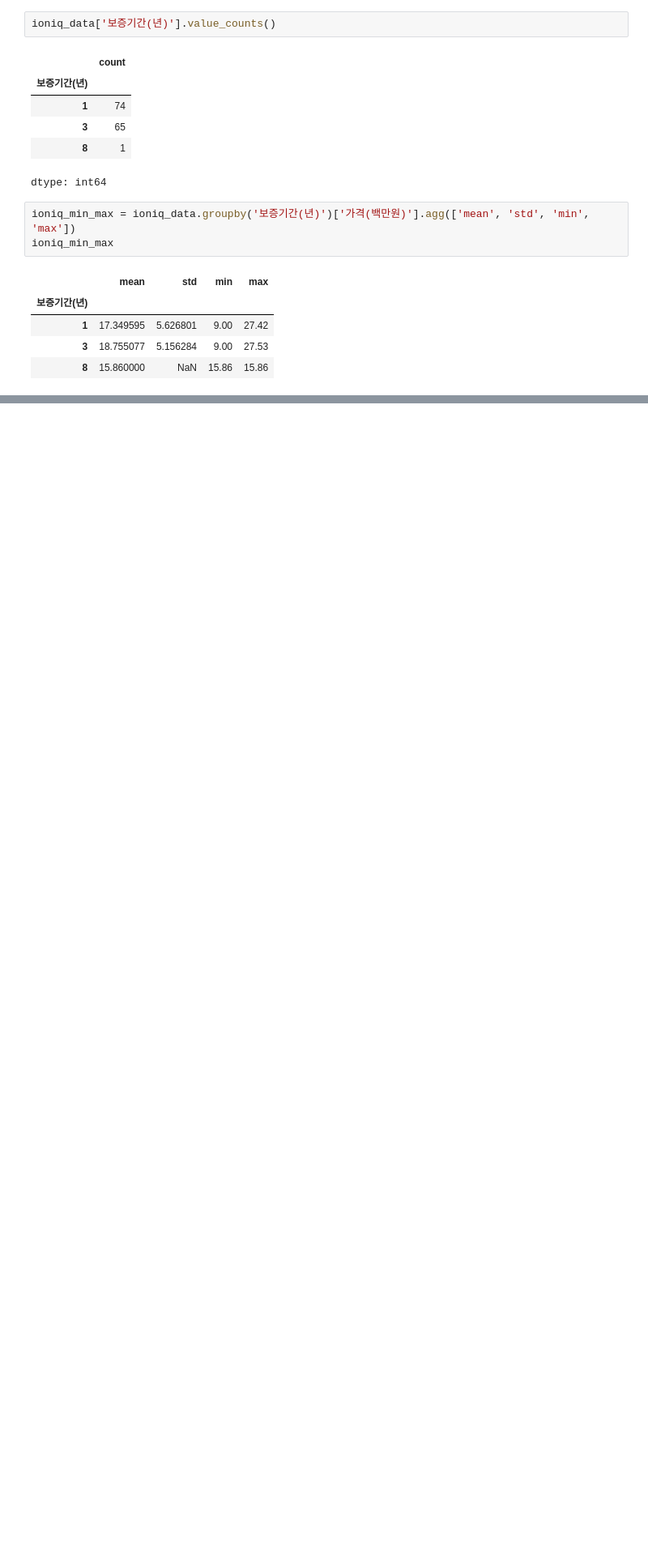
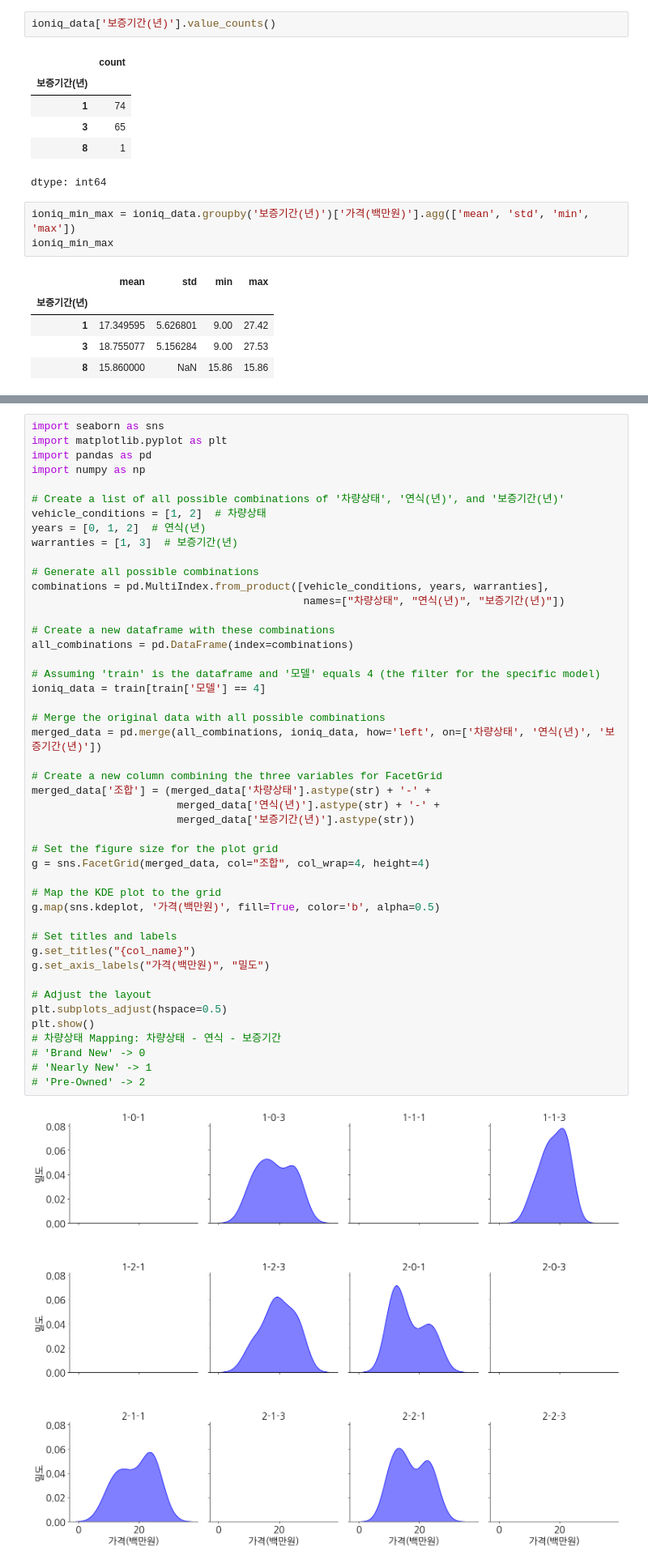
Before and after one commit to Pathway2008/CarPrice, a Jupyter notebook: 4,14,15.ipynb, the cells around one changed output, grey strips where cells are left out. Shown at 81% size. Cells and saved outputs as stored; diff of their text form; blank space fills up the shorter version.

```diff
--- a/4,14,15.ipynb
+++ b/4,14,15.ipynb
@@ -504,0 +566,48 @@ ioniq_min_max
+# %%
+import seaborn as sns
+import matplotlib.pyplot as plt
+import pandas as pd
+import numpy as np
+
+# Create a list of all possible combinations of '차량상태', '연식(년)', and '보증기간(년)'
+vehicle_conditions = [1, 2]  # 차량상태
+years = [0, 1, 2]  # 연식(년)
+warranties = [1, 3]  # 보증기간(년)
+
+# Generate all possible combinations
+combinations = pd.MultiIndex.from_product([vehicle_conditions, years, warranties],
+                                           names=["차량상태", "연식(년)", "보증기간(년)"])
+
+# Create a new dataframe with these combinations
+all_combinations = pd.DataFrame(index=combinations)
+
+# Assuming 'train' is the dataframe and '모델' equals 4 (the filter for the specific model)
+ioniq_data = train[train['모델'] == 4]
+
+# Merge the original data with all possible combinations
+merged_data = pd.merge(all_combinations, ioniq_data, how='left', on=['차량상태', '연식(년)', '보증기간(년)'])
+
+# Create a new column combining the three variables for FacetGrid
+merged_data['조합'] = (merged_data['차량상태'].astype(str) + '-' +
+                       merged_data['연식(년)'].astype(str) + '-' +
+                       merged_data['보증기간(년)'].astype(str))
+
+# Set the figure size for the plot grid
+g = sns.FacetGrid(merged_data, col="조합", col_wrap=4, height=4)
+
+# Map the KDE plot to the grid
+g.map(sns.kdeplot, '가격(백만원)', fill=True, color='b', alpha=0.5)
+
+# Set titles and labels
+g.set_titles("{col_name}")
+g.set_axis_labels("가격(백만원)", "밀도")
+
+# Adjust the layout
+plt.subplots_adjust(hspace=0.5)
+plt.show()
+# 차량상태 Mapping: 차량상태 - 연식 - 보증기간
+# 'Brand New' -> 0
+# 'Nearly New' -> 1
+# 'Pre-Owned' -> 2
+# %% [output]
+[figure, added]
```
Also changed, not shown: parts of 13 cells of this notebook.
